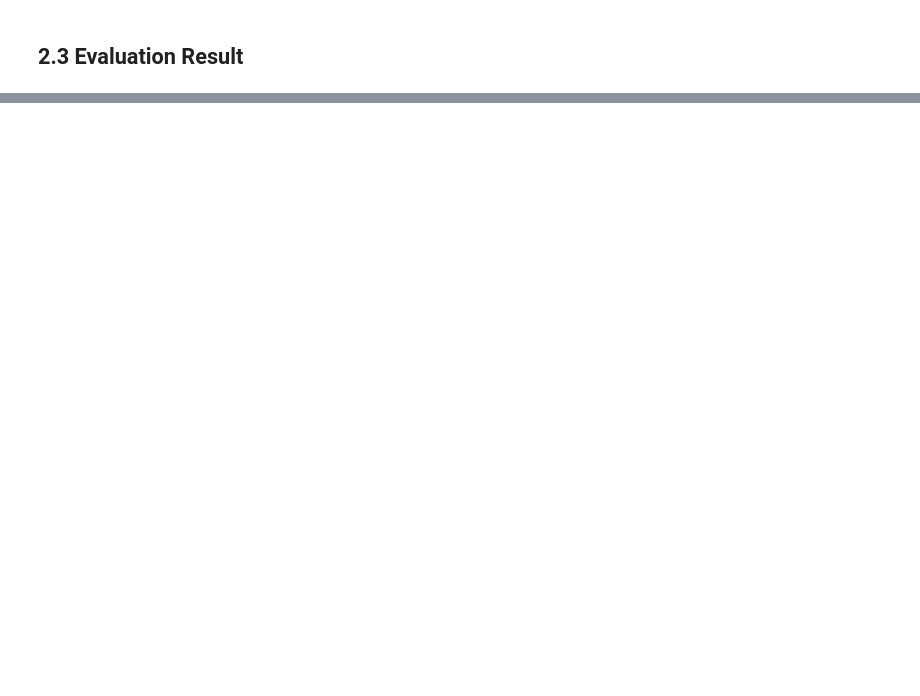
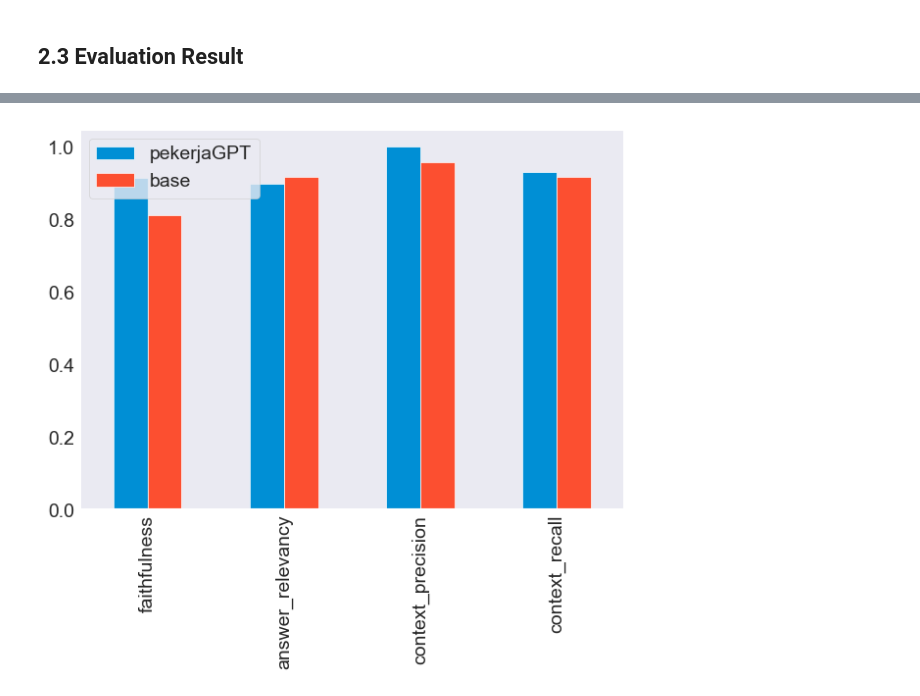
Before and after one commit to eryzerz/pekerja-gpt, a Jupyter notebook: eval.ipynb, the cells around one changed output, grey strips where cells are left out. Saved outputs shown, nothing was run; the diff lists cells and outputs as text; code cells hidden in the pictures; blank space fills up the shorter version.

```diff
--- a/eval.ipynb
+++ b/eval.ipynb
@@ -335,0 +386,8 @@ print(base_evaluation_result)
+# %%
+plotData = pd.DataFrame({
+  "pekerjaGPT": list(evaluation_result.values()),
+  "base": list(base_evaluation_result.values())
+}, index=['faithfulness', 'answer_relevancy', 'context_precision', 'context_recall'])
+pld = plotData[["pekerjaGPT", "base"]].plot(kind='bar')
+# %% [output]
+[figure, added]
```
Also changed, not shown: parts of 11 cells of this notebook, 2 other files.
